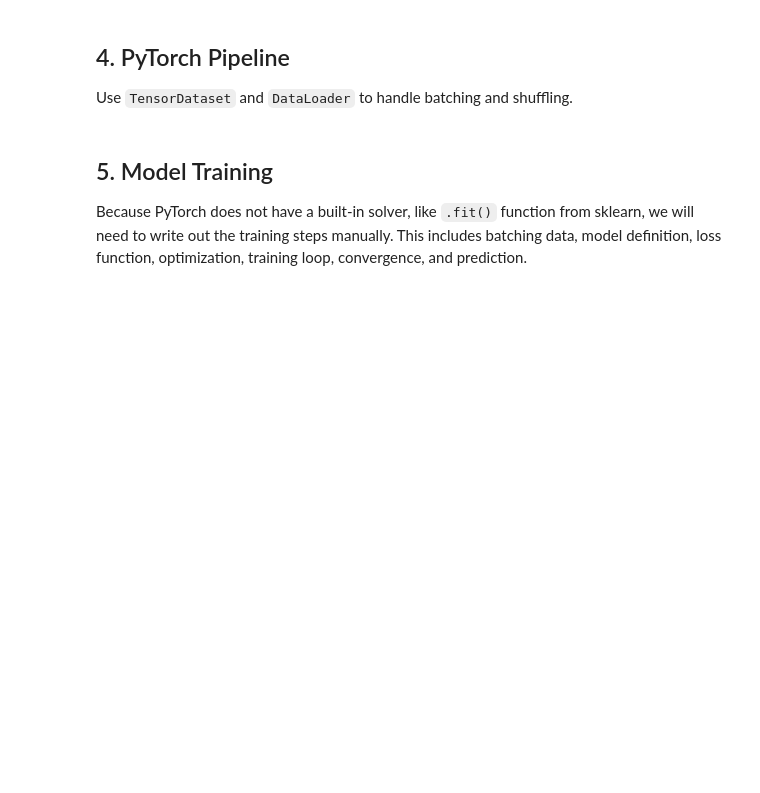
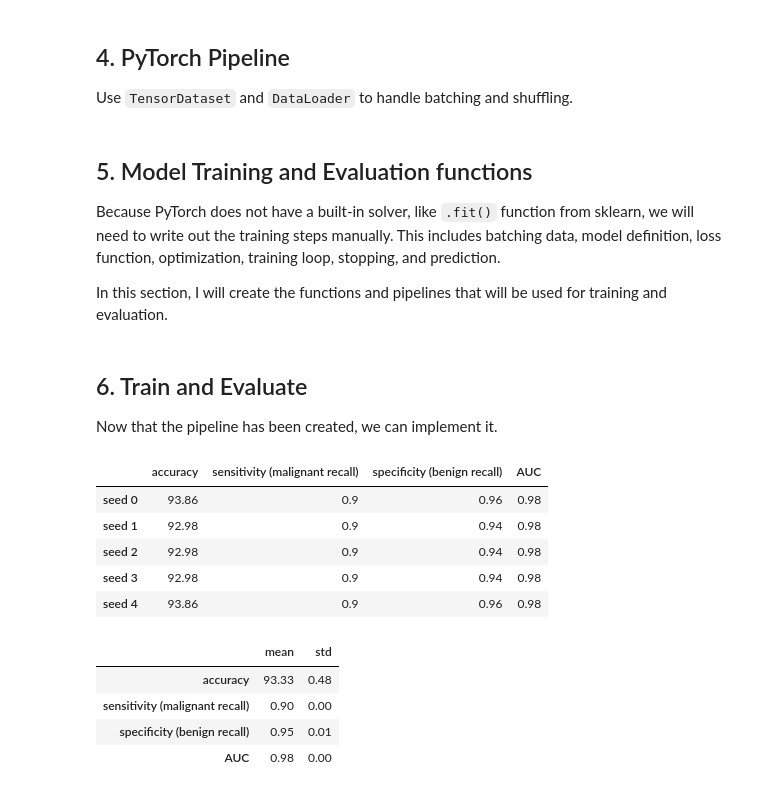
Before and after one commit to zoechow24/breast-tumor-malignancy-classifier, a Jupyter notebook: tumor_expression_classifierV2_pytorch.ipynb, the cells around one changed output. Drawn from its saved outputs; the diff is of its cells as text; code cells hidden in the pictures; blank space fills up the shorter version.

```diff
--- a/tumor_expression_classifierV2_pytorch.ipynb
+++ b/tumor_expression_classifierV2_pytorch.ipynb
@@ -163,8 +163,10 @@ def make_loader(X_pca, labels, shuffle):
 
 train_dl = make_loader(X_train_pca, y_train, shuffle=True)
 # %% [markdown]
-## 5. Model Training
-Because PyTorch does not have a built-in solver, like `.fit()` function from sklearn, we will need to write out the training steps manually. This includes batching data, model definition, loss function, optimization, training loop, convergence, and prediction.
+## 5. Model Training and Evaluation functions
+Because PyTorch does not have a built-in solver, like `.fit()` function from sklearn, we will need to write out the training steps manually. This includes batching data, model definition, loss function, optimization, training loop, stopping, and prediction.
+
+In this section, I will create the functions and pipelines that will be used for training and evaluation.
 # %%
 # Model definition
 def make_mlp(dim):
@@ -220,0 +252,48 @@ def train_mlp(seed, max_epochs=300, patience=20, lr=1e-3, weight_decay=1e-4):
+# %%
+def compute_metrics(y_true, y_pred, y_score):
+    report = classification_report(
+        y_true, y_pred, target_names=['Malignant', 'Benign'], output_dict=True
+    )
+
+    accuracy = report['accuracy']*100
+    sensitivity = report['Malignant']['recall']
+    specificity = report['Benign']['recall']
+    auc = roc_auc_score(y_true, y_score)
+
+    return {
+        'accuracy': accuracy,
+        'sensitivity (malignant recall)': sensitivity,
+        'specificity (benign recall)': specificity,
+        'AUC': auc
+    }
+# %% [markdown]
+## 6. Train and Evaluate
+Now that the pipeline has been created, we can implement it.
+# %%
+mlp_runs = []
+models = []
+histories = []
+for seed in range(5):
+    model, history = train_mlp(seed)
+    logits = predict_logits(model, X_test_pca)
+    pred = (logits > 0).astype(int)
+    mlp_runs.append(compute_metrics(y_test, pred, logits))
+    models.append(model)
+    histories.append(history)
+    logging.info(f"seed {seed}: {len(history)} epochs, test acc {mlp_runs[-1]['accuracy']:.4f}")
+
+runs = pd.DataFrame(mlp_runs, index=[f"seed {s}" for s in range(5)])
+display(runs.round(2))                          # per-seed results
+display(runs.agg(['mean', 'std']).T.round(2))
+# %% [output]
+|  | accuracy | sensitivity (malignant recall) | specificity (benign recall) | AUC |
+| seed 0 | 93.86 | 0.9 | 0.96 | 0.98 |
+| seed 1 | 92.98 | 0.9 | 0.94 | 0.98 |
+| seed 2 | 92.98 | 0.9 | 0.94 | 0.98 |
+| seed 3 | 92.98 | 0.9 | 0.94 | 0.98 |
+| seed 4 | 93.86 | 0.9 | 0.96 | 0.98 |
+|  | mean | std |
+| accuracy | 93.33 | 0.48 |
+| sensitivity (malignant recall) | 0.90 | 0.00 |
+| specificity (benign recall) | 0.95 | 0.01 |
+| AUC | 0.98 | 0.00 |
```
Also changed, not shown: parts of 3 cells of this notebook, 1 other file.
